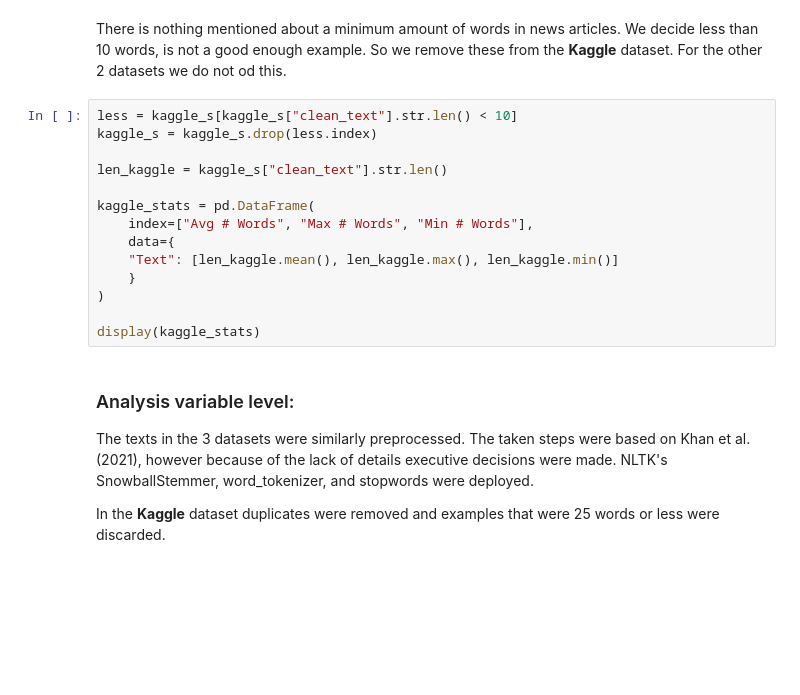
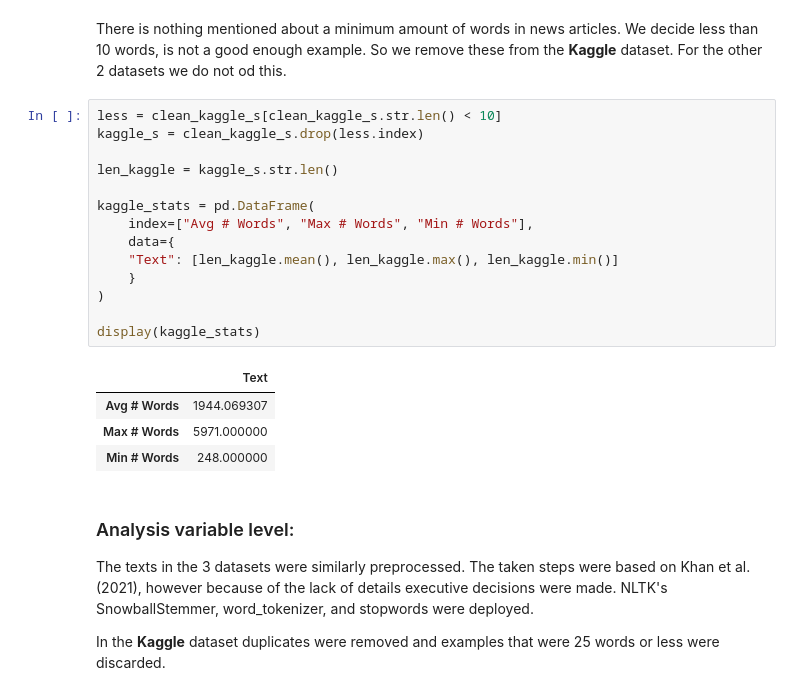
Before and after one commit to himayla/fake_news, a Jupyter notebook: eda.ipynb, the cells around one changed output. Cells and saved outputs as stored; diff of their text form; blank space fills up the shorter version.

```diff
--- a/eda.ipynb
+++ b/eda.ipynb
@@ -337,19 +352,24 @@ Fake or Real News  &    1680.525 &         1680 &          217 \\
 # %% [markdown]
 There is nothing mentioned about a minimum amount of words in news articles. We decide less than 10 words, is not a good enough example. So we remove these from the **Kaggle** dataset. For the other 2 datasets we do not od this.
 # %%
-less = kaggle_s[kaggle_s["clean_text"].str.len() < 10]
-kaggle_s = kaggle_s.drop(less.index)
+less = clean_kaggle_s[clean_kaggle_s.str.len() < 10]
+kaggle_s = clean_kaggle_s.drop(less.index)
 
-len_kaggle = kaggle_s["clean_text"].str.len()
+len_kaggle = kaggle_s.str.len()
 
 kaggle_stats = pd.DataFrame(
     index=["Avg # Words", "Max # Words", "Min # Words"],
     data={
     "Text": [len_kaggle.mean(), len_kaggle.max(), len_kaggle.min()]
     }
 )
 
 display(kaggle_stats)
+# %% [output]
+|  | Text |
+| Avg # Words | 1944.069307 |
+| Max # Words | 5971.000000 |
+| Min # Words | 248.000000 |
 # %% [markdown]
 ### Analysis variable level:
 
```
Also changed, not shown: parts of 15 cells of this notebook.
